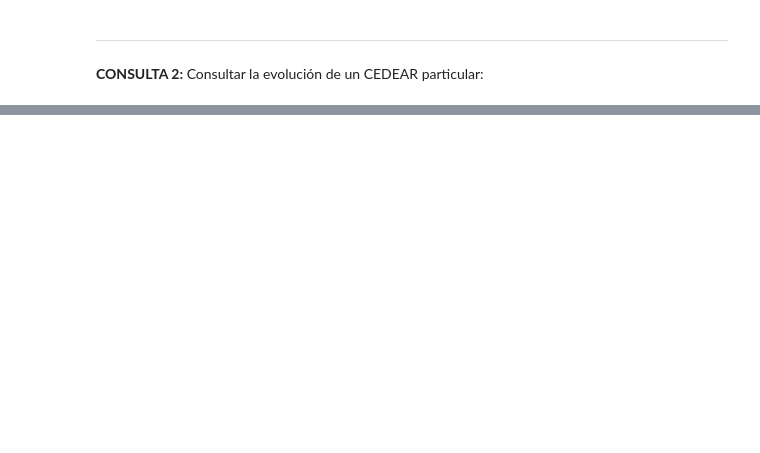
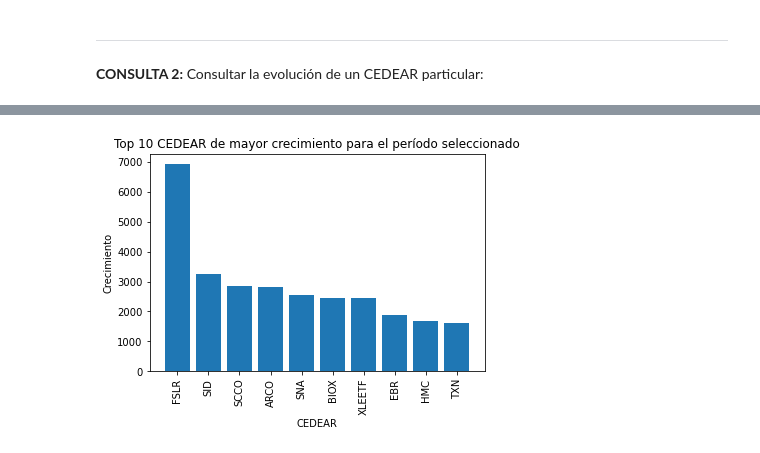
Before and after one commit to nicolasgds/ProyectoIntegrador2023, a Jupyter notebook: main.ipynb, the cells around one changed output, grey strips where cells are left out. Drawn from its saved outputs; the diff is of its cells as text; code cells hidden in the pictures; blank space fills up the shorter version.

```diff
--- a/main.ipynb
+++ b/main.ipynb
@@ -386,0 +395,10 @@ df_consulta
+# %%
+# Graficamos los resultados:
+plt.bar(df_consulta['nombre_cedear'], df_consulta['crecimiento'])
+plt.title("Top 10 CEDEAR de mayor crecimiento para el período seleccionado")
+plt.xlabel("CEDEAR")
+plt.ylabel("Crecimiento")
+plt.xticks(range(len(list(df_consulta['nombre_cedear']))), df_consulta['nombre_cedear'], rotation='vertical')
+plt.show()
+# %% [output]
+[figure, added]
```
Also changed, not shown: parts of 8 cells of this notebook.
